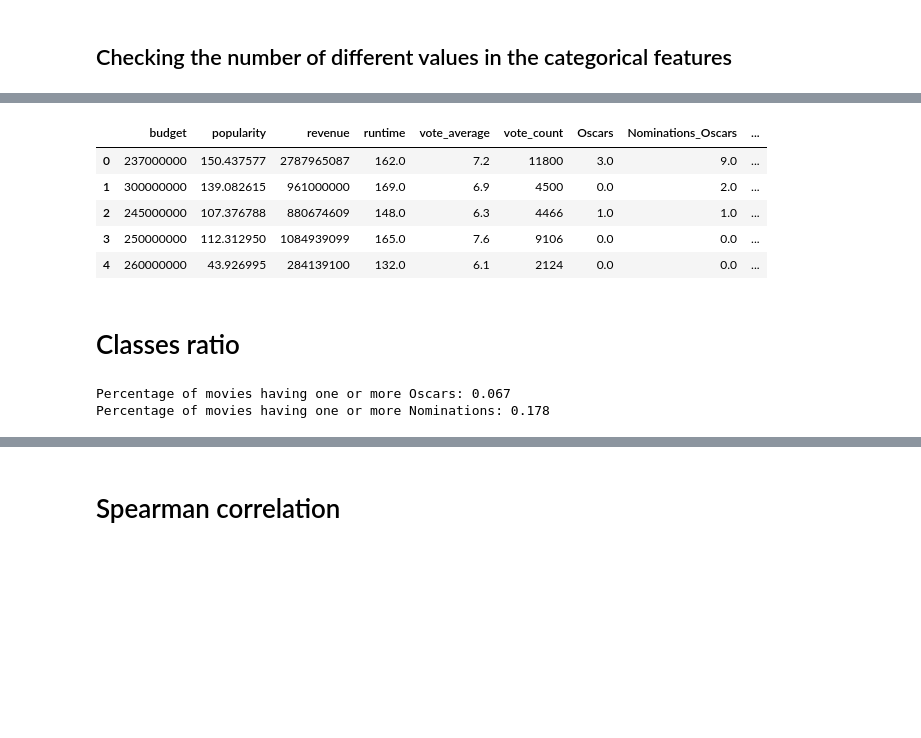
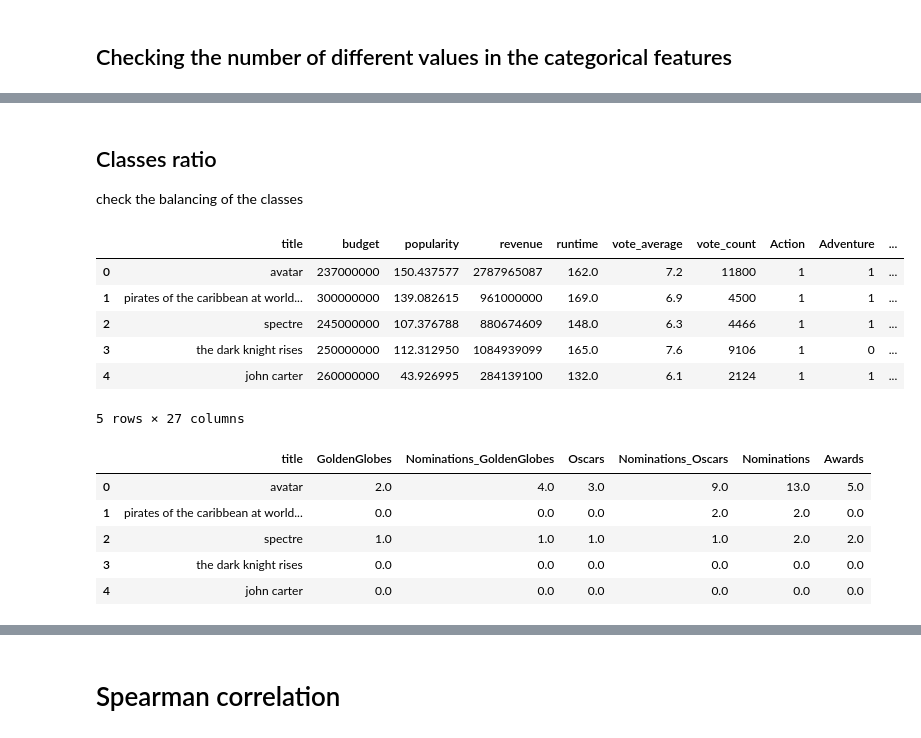
Before and after one commit to antoine-spahr/NTDS, a Jupyter notebook: Project/Prior Exploration.ipynb, the cells around one changed output, grey strips where cells are left out. Drawn from its saved outputs; the diff is of its cells as text; code cells hidden in the pictures; blank space fills up the shorter version.

```diff
--- a/Project/Prior Exploration.ipynb
+++ b/Project/Prior Exploration.ipynb
@@ -60,25 +54,3 @@ features_df.drop(columns = ['title','id','ceremony_year'],inplace = True)
-# %%
-features_df.head()
-# %% [output]
-|  | budget | popularity | revenue | runtime | vote_average | vote_count | Oscars | Nominations_Oscars | ... |
-| 0 | 237000000 | 150.437577 | 2787965087 | 162.0 | 7.2 | 11800 | 3.0 | 9.0 | ... |
-| 1 | 300000000 | 139.082615 | 961000000 | 169.0 | 6.9 | 4500 | 0.0 | 2.0 | ... |
-| 2 | 245000000 | 107.376788 | 880674609 | 148.0 | 6.3 | 4466 | 1.0 | 1.0 | ... |
-| 3 | 250000000 | 112.312950 | 1084939099 | 165.0 | 7.6 | 9106 | 0.0 | 0.0 | ... |
-| 4 | 260000000 | 43.926995 | 284139100 | 132.0 | 6.1 | 2124 | 0.0 | 0.0 | ... |
 # %% [markdown]
-# Classes ratio
+## Classes ratio
+check the balancing of the classes
-# %%
-# Determination of the percentage of nodes that have oscars or nominations (to show class imbalance)
-
-oscars_count = features_df['Oscars'].value_counts()
-oscars_fraction = (np.sum(oscars_count) - oscars_count[0])/np.sum(oscars_count)
-
-nominations_count = features_df['Nominations_Oscars'].value_counts()
-nominations_fraction = (np.sum(nominations_count) - nominations_count[0])/np.sum(nominations_count)
-
-print(f"Percentage of movies having one or more Oscars: {oscars_fraction:.3f}")
-print(f"Percentage of movies having one or more Nominations: {nominations_fraction:.3f}")
-# %% [output]
-Percentage of movies having one or more Oscars: 0.067
-Percentage of movies having one or more Nominations: 0.178
@@ -84,0 +62,17 @@ Percentage of movies having one or more Nominations: 0.178
+# %%
+display(features_df.head())
+display(labels_df.head())
+# %% [output]
+|  | title | budget | popularity | revenue | runtime | vote_average | vote_count | Action | Adventure | ... |
+| 0 | avatar | 237000000 | 150.437577 | 2787965087 | 162.0 | 7.2 | 11800 | 1 | 1 | ... |
+| 1 | pirates of the caribbean at world... | 300000000 | 139.082615 | 961000000 | 169.0 | 6.9 | 4500 | 1 | 1 | ... |
+| 2 | spectre | 245000000 | 107.376788 | 880674609 | 148.0 | 6.3 | 4466 | 1 | 1 | ... |
+| 3 | the dark knight rises | 250000000 | 112.312950 | 1084939099 | 165.0 | 7.6 | 9106 | 1 | 0 | ... |
+| 4 | john carter | 260000000 | 43.926995 | 284139100 | 132.0 | 6.1 | 2124 | 1 | 1 | ... |
+5 rows × 27 columns
+|  | title | GoldenGlobes | Nominations_GoldenGlobes | Oscars | Nominations_Oscars | Nominations | Awards |
+| 0 | avatar | 2.0 | 4.0 | 3.0 | 9.0 | 13.0 | 5.0 |
+| 1 | pirates of the caribbean at world... | 0.0 | 0.0 | 0.0 | 2.0 | 2.0 | 0.0 |
+| 2 | spectre | 1.0 | 1.0 | 1.0 | 1.0 | 2.0 | 2.0 |
+| 3 | the dark knight rises | 0.0 | 0.0 | 0.0 | 0.0 | 0.0 | 0.0 |
+| 4 | john carter | 0.0 | 0.0 | 0.0 | 0.0 | 0.0 | 0.0 |
```
Also changed, not shown: parts of 13 cells of this notebook, 7 other files.
